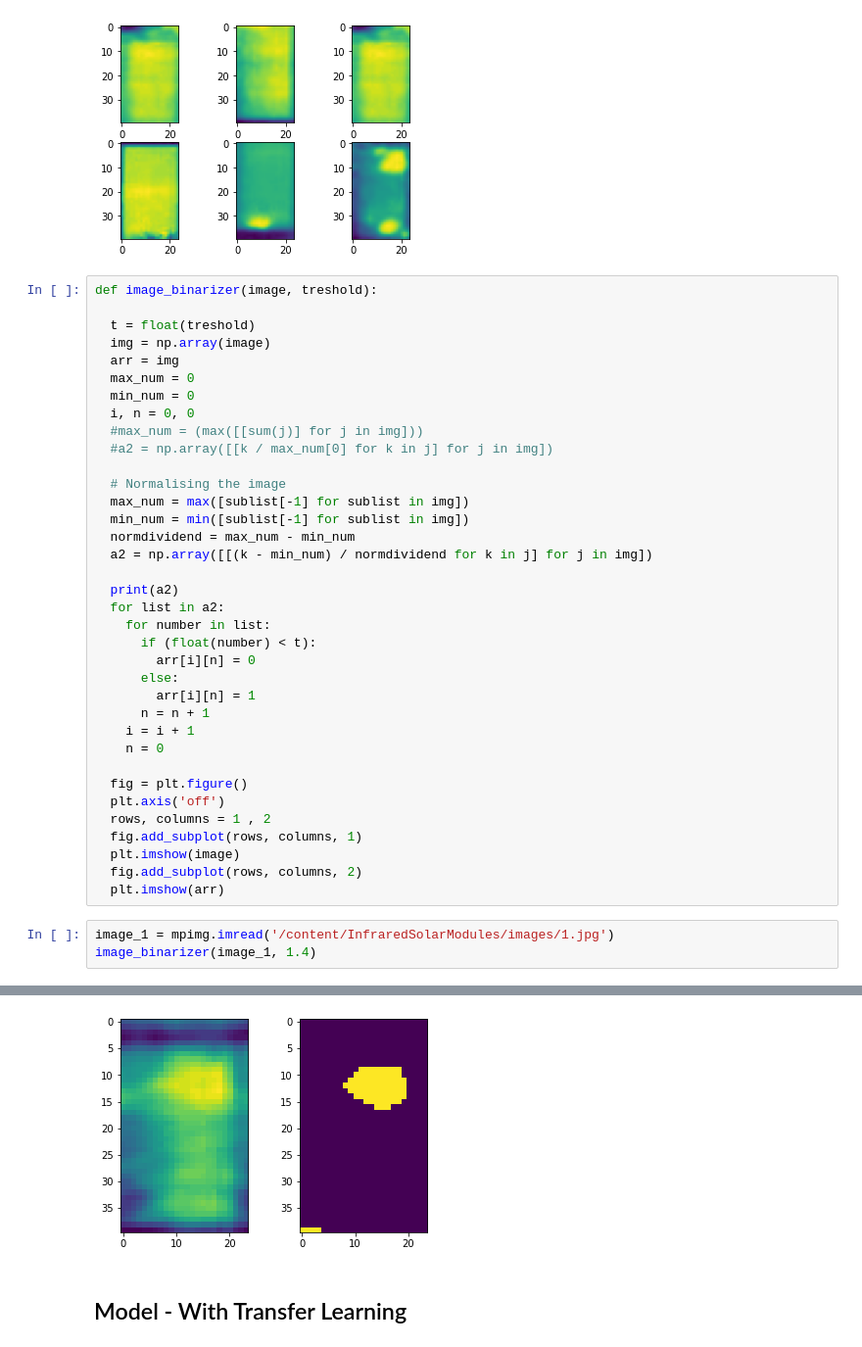
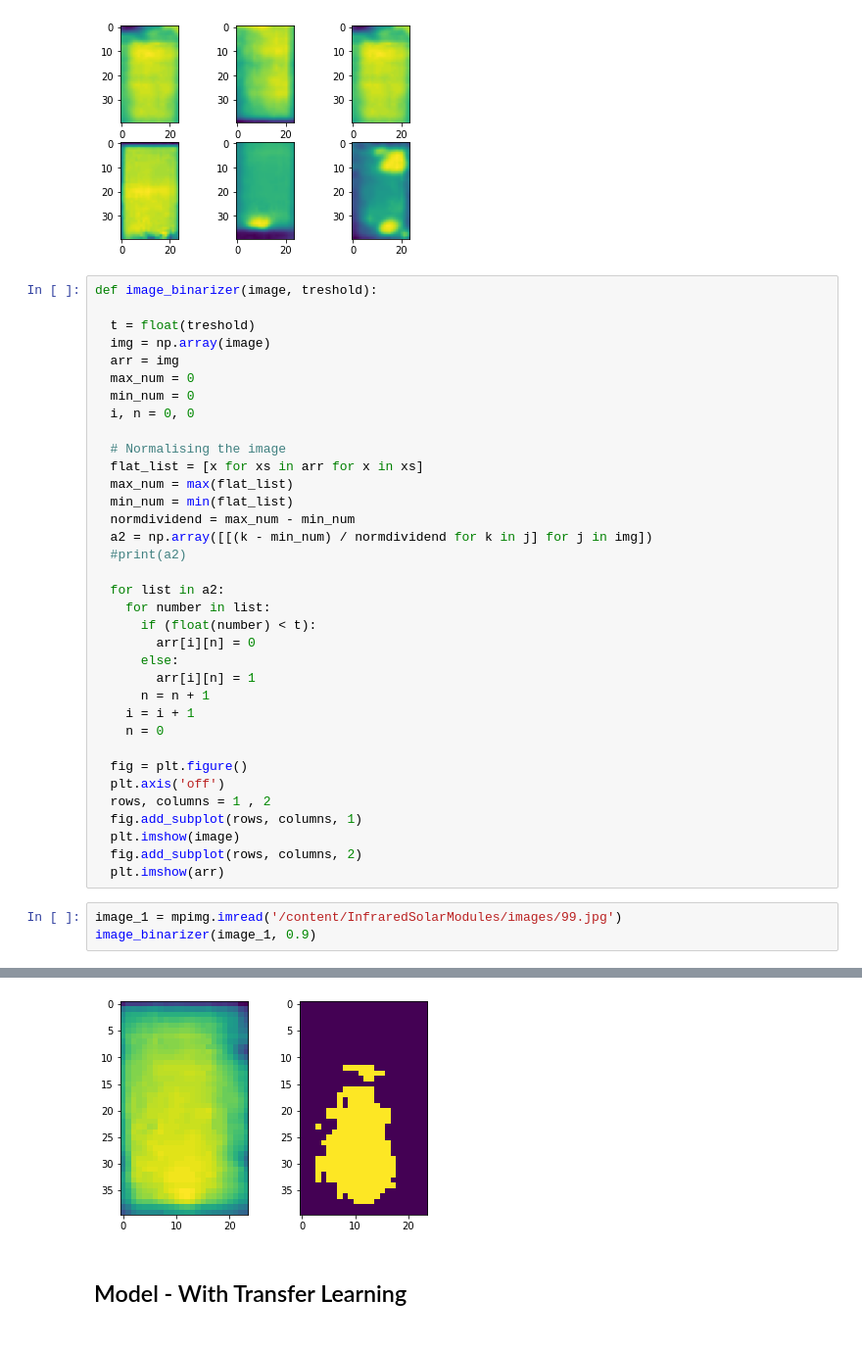
Before and after one commit to regiiis/dlv_group_project, a Jupyter notebook: dlv_1.ipynb, the cells around one changed output, grey strips where cells are left out. Shown at 98% size. Drawn from its saved outputs; the diff is of its cells as text.

```diff
--- a/dlv_1.ipynb
+++ b/dlv_1.ipynb
@@ -127,16 +127,15 @@ def image_binarizer(image, treshold):
   max_num = 0
   min_num = 0
   i, n = 0, 0
-  #max_num = (max([[sum(j)] for j in img]))
-  #a2 = np.array([[k / max_num[0] for k in j] for j in img])
 
   # Normalising the image
-  max_num = max([sublist[-1] for sublist in img])
-  min_num = min([sublist[-1] for sublist in img])
+  flat_list = [x for xs in arr for x in xs]
+  max_num = max(flat_list)
+  min_num = min(flat_list)
   normdividend = max_num - min_num
   a2 = np.array([[(k - min_num) / normdividend for k in j] for j in img])
+  #print(a2)
 
-  print(a2)
   for list in a2:
     for number in list:
       if (float(number) < t):
@@ -155,6 +154,6 @@ def image_binarizer(image, treshold):
   fig.add_subplot(rows, columns, 2)
   plt.imshow(arr)
 # %%
-image_1 = mpimg.imread('/content/InfraredSolarModules/images/1.jpg')
-image_binarizer(image_1, 1.4)
+image_1 = mpimg.imread('/content/InfraredSolarModules/images/99.jpg')
+image_binarizer(image_1, 0.9)
 # %% [output]
@@ -178,4 +160,4 @@ image_binarizer(image_1, 1.4)
-[figure, old version]
+[figure, new version]
 # %% [markdown]
 ## Model - With Transfer Learning
 # %% [markdown]
```
Also changed, not shown: parts of 1 cell of this notebook.
